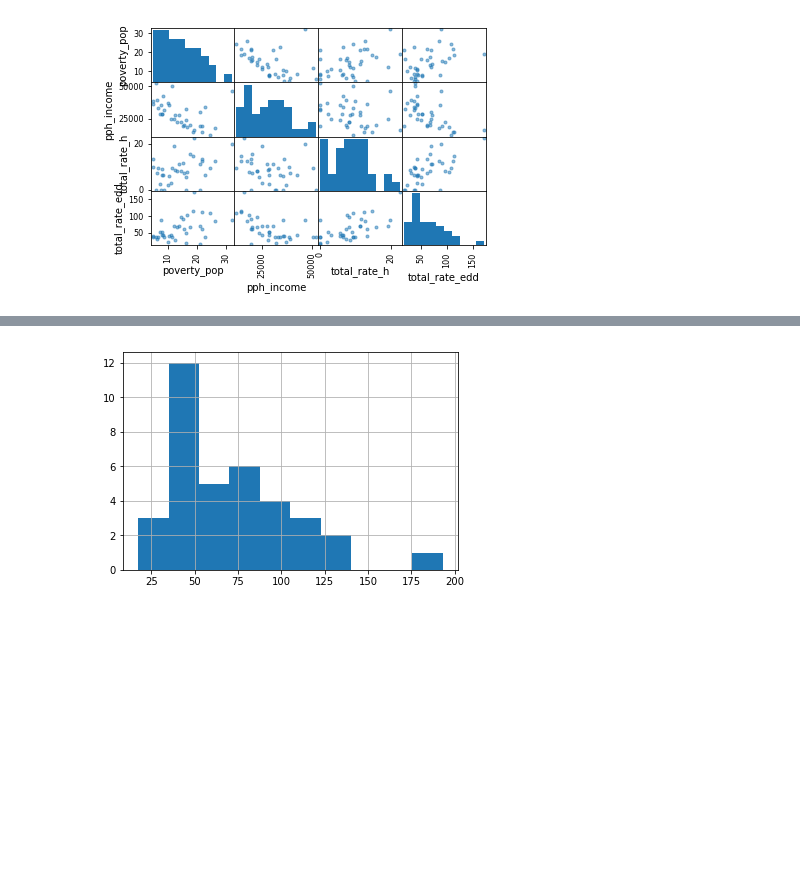
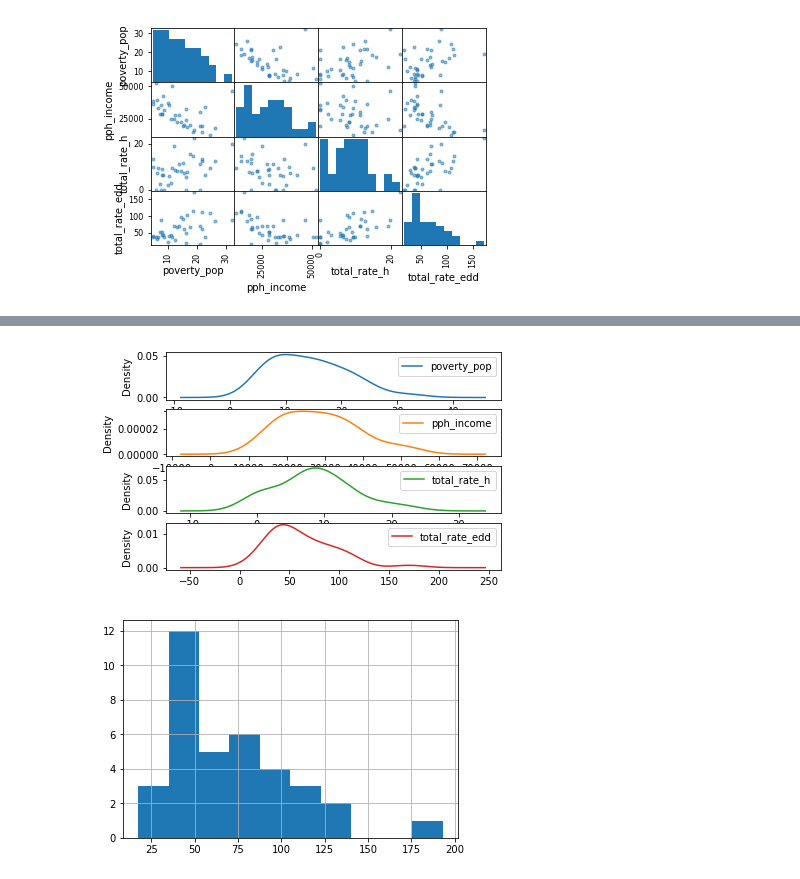
Before and after one commit to TomDonoghue/Pr_052, a Jupyter notebook: Capstone_Project.ipynb, the cells around one changed output, grey strips where cells are left out. Saved outputs shown, nothing was run; the diff lists cells and outputs as text; code cells hidden in the pictures; blank space fills up the shorter version.

```diff
--- a/Capstone_Project.ipynb
+++ b/Capstone_Project.ipynb
@@ -137,3 +155,9 @@ fig = pd.scatter_matrix(df)
+# %%
+# Use density plots to view the data
+df.plot(kind='density', subplots=True, sharex=False)
+plt.show()
+# %% [output]
+[figure, added]
 # %%
 # Plot histogram for hospitalized and discharged patients as one
 df['total_rate_h'].add(df['total_rate_edd']).hist()
```
Also changed, not shown: parts of 15 cells of this notebook, 1 other file.
